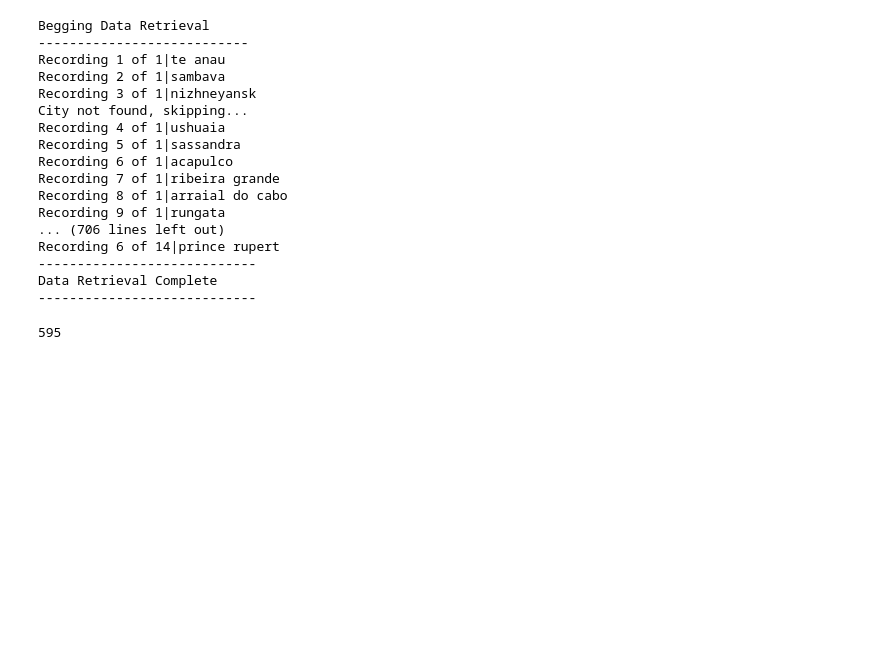
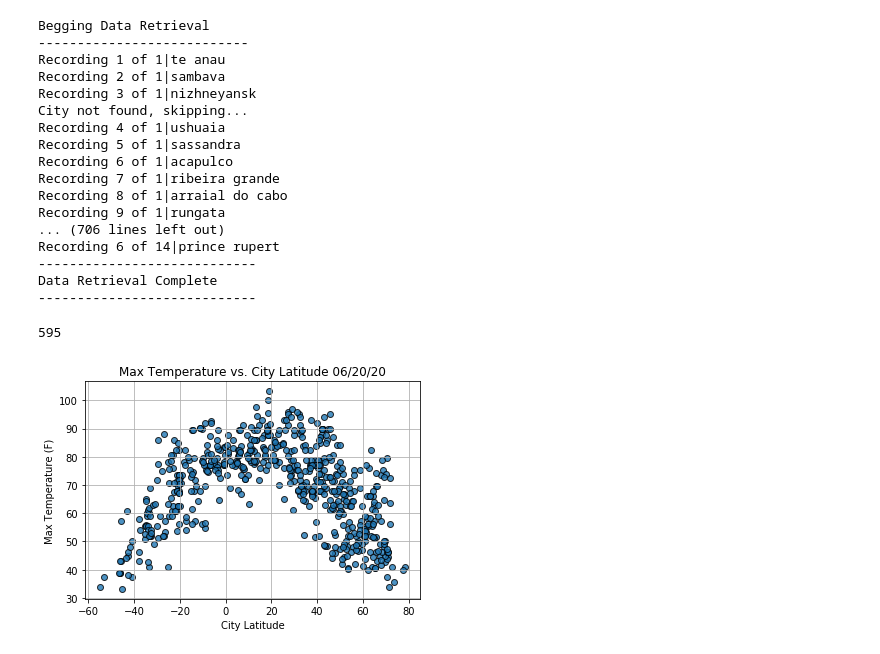
Before and after one commit to mauricio4337/World-Weather-Analysis, a Jupyter notebook: WeatherPy.ipynb, the cells around one changed output. Drawn from its saved outputs; the diff is of its cells as text; code cells hidden in the pictures; blank space fills up the shorter version.

Commit message:
Generated weather plots in WeatherPy.ipynb and saved images to file

```diff
--- a/WeatherPy.ipynb
+++ b/WeatherPy.ipynb
@@ -130,3 +132,29 @@ city_data_df.head(10)
 # Save city_data_df as csv in weather_data folder
 output_file_path = 'weather_data\cities.csv'
 city_data_df.to_csv(output_file_path, index_label='City_ID')
+# %%
+# Extract relevant city data for plotting
+lat = city_data_df['Lat']
+max_temp = city_data_df['Max Temp']
+humidity = city_data_df['Humidity']
+cloudiness = city_data_df['Cloudiness']
+wind_speed = city_data_df['Wind Speed']
+
+# Build scatter plot Max Temperature vs. latitude
+plt.scatter(lat,
+            max_temp,
+            edgecolor='black', linewidth=1, marker='o',
+            alpha=0.8,
+            label='Cities')
+
+# Incorporate other graph properties
+plt.title(f'Max Temperature vs. City Latitude ' + time.strftime("%x"))
+plt.ylabel('Max Temperature (F)')
+plt.xlabel('City Latitude')
+plt.grid(True)
+
+# Save the figure to file and display the plot inline
+plt.savefig('weather_data\Fig1.png')
+plt.show()
+# %% [output]
+[figure, added]
```
Also changed, not shown: parts of 4 cells of this notebook, 5 other files.
